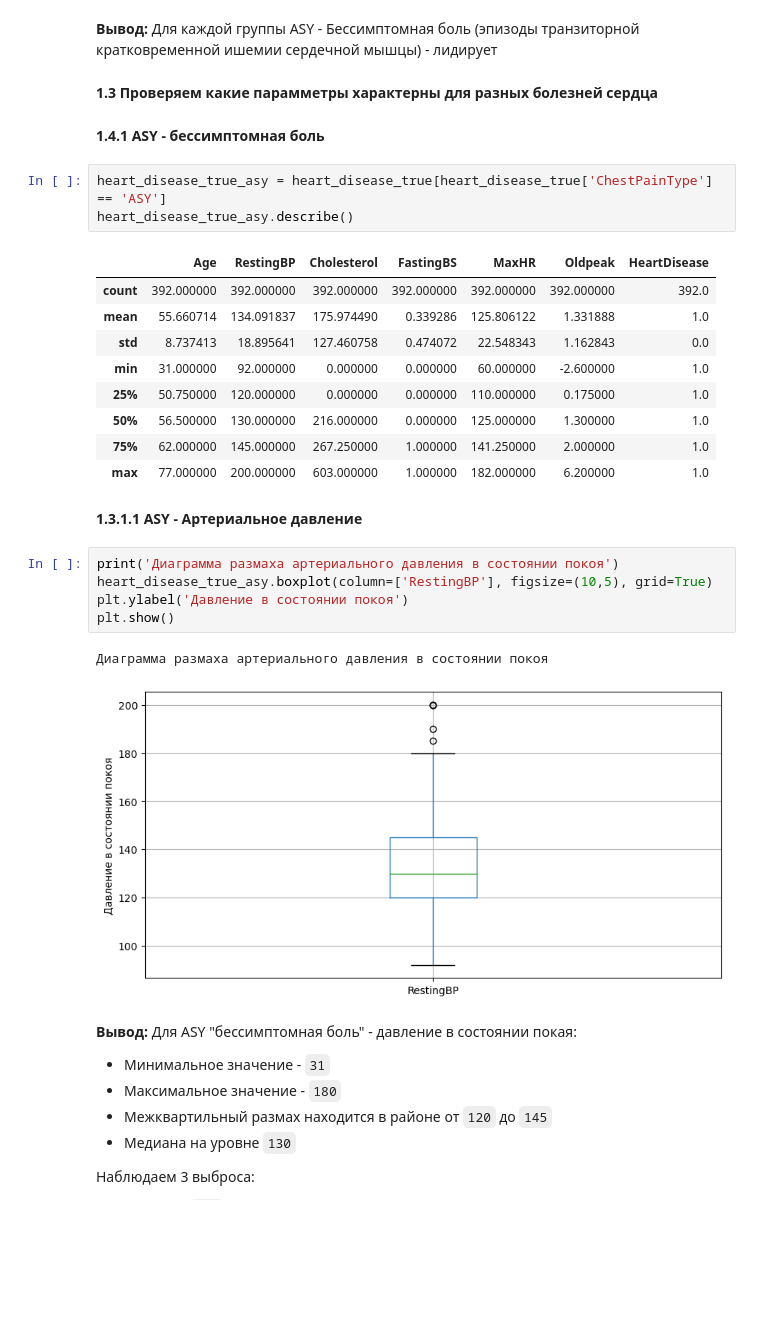
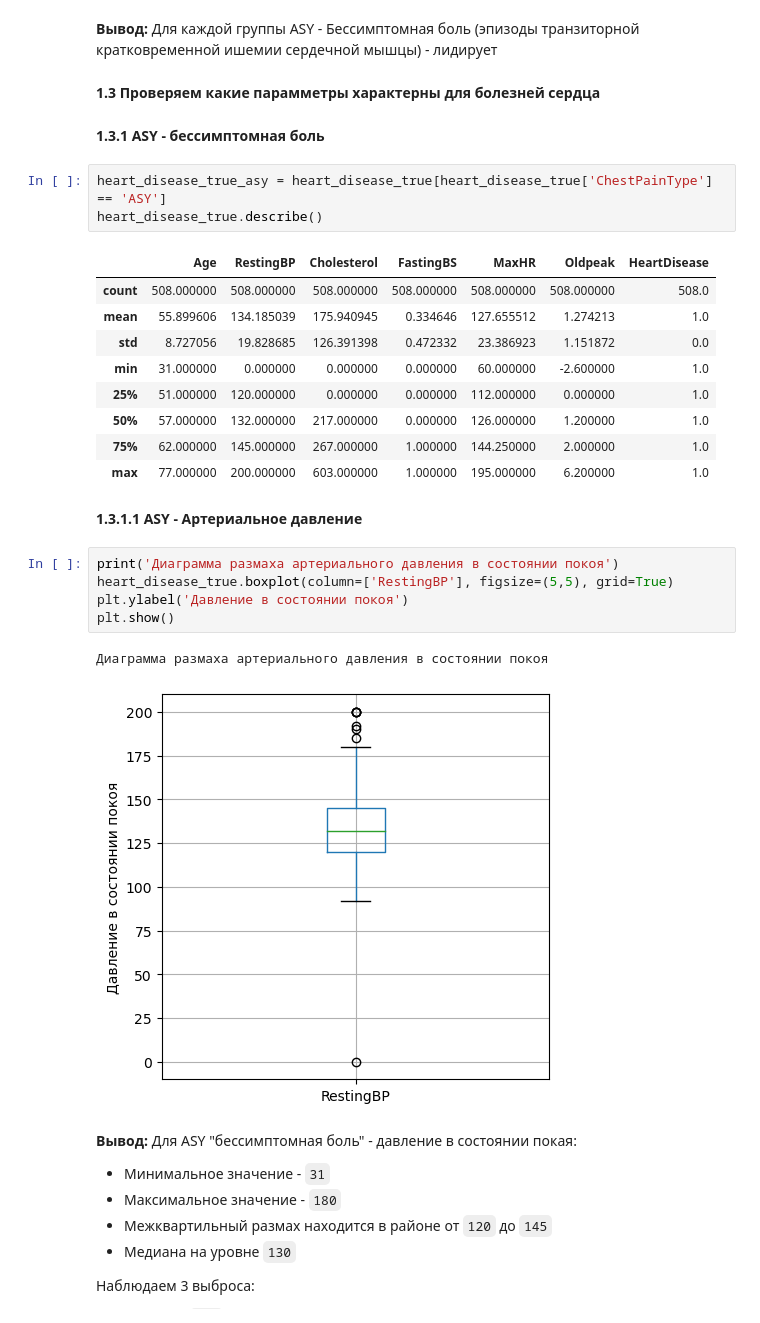
Before and after one commit to DzhafarovSergey/heart_disease_research, a Jupyter notebook: Heart disease research.ipynb, the cells around one changed output. Cells and saved outputs as stored; diff of their text form; blank space fills up the shorter version.

```diff
--- a/Heart disease research.ipynb
+++ b/Heart disease research.ipynb
@@ -234,32 +234,32 @@ for item in heart_disease_true['people_group_age'].unique():
 **Вывод:**
 Для каждой группы ASY - Бессимптомная боль (эпизоды транзиторной кратковременной ишемии сердечной мышцы) - лидирует
 # %% [markdown]
-**1.3 Проверяем какие парамметры характерны для разных болезней сердца**
+**1.3 Проверяем какие парамметры характерны для болезней сердца**
 # %% [markdown]
-**1.4.1 ASY - бессимптомная боль**
+**1.3.1 ASY - бессимптомная боль**
 # %%
 heart_disease_true_asy = heart_disease_true[heart_disease_true['ChestPainType'] == 'ASY']
-heart_disease_true_asy.describe()
+heart_disease_true.describe()
 # %% [output]
 |  | Age | RestingBP | Cholesterol | FastingBS | MaxHR | Oldpeak | HeartDisease |
-| count | 392.000000 | 392.000000 | 392.000000 | 392.000000 | 392.000000 | 392.000000 | 392.0 |
-| mean | 55.660714 | 134.091837 | 175.974490 | 0.339286 | 125.806122 | 1.331888 | 1.0 |
-| std | 8.737413 | 18.895641 | 127.460758 | 0.474072 | 22.548343 | 1.162843 | 0.0 |
-| min | 31.000000 | 92.000000 | 0.000000 | 0.000000 | 60.000000 | -2.600000 | 1.0 |
-| 25% | 50.750000 | 120.000000 | 0.000000 | 0.000000 | 110.000000 | 0.175000 | 1.0 |
-| 50% | 56.500000 | 130.000000 | 216.000000 | 0.000000 | 125.000000 | 1.300000 | 1.0 |
-| 75% | 62.000000 | 145.000000 | 267.250000 | 1.000000 | 141.250000 | 2.000000 | 1.0 |
-| max | 77.000000 | 200.000000 | 603.000000 | 1.000000 | 182.000000 | 6.200000 | 1.0 |
+| count | 508.000000 | 508.000000 | 508.000000 | 508.000000 | 508.000000 | 508.000000 | 508.0 |
+| mean | 55.899606 | 134.185039 | 175.940945 | 0.334646 | 127.655512 | 1.274213 | 1.0 |
+| std | 8.727056 | 19.828685 | 126.391398 | 0.472332 | 23.386923 | 1.151872 | 0.0 |
+| min | 31.000000 | 0.000000 | 0.000000 | 0.000000 | 60.000000 | -2.600000 | 1.0 |
+| 25% | 51.000000 | 120.000000 | 0.000000 | 0.000000 | 112.000000 | 0.000000 | 1.0 |
+| 50% | 57.000000 | 132.000000 | 217.000000 | 0.000000 | 126.000000 | 1.200000 | 1.0 |
+| 75% | 62.000000 | 145.000000 | 267.000000 | 1.000000 | 144.250000 | 2.000000 | 1.0 |
+| max | 77.000000 | 200.000000 | 603.000000 | 1.000000 | 195.000000 | 6.200000 | 1.0 |
 # %% [markdown]
 **1.3.1.1 ASY - Артериальное давление**
 # %%
 print('Диаграмма размаха артериального давления в состоянии покоя')
-heart_disease_true_asy.boxplot(column=['RestingBP'], figsize=(10,5), grid=True)
+heart_disease_true.boxplot(column=['RestingBP'], figsize=(5,5), grid=True)
 plt.ylabel('Давление в состоянии покоя')
 plt.show()
 # %% [output]
 Диаграмма размаха артериального давления в состоянии покоя
-[figure, old version]
+[figure, new version]
 # %% [markdown]
 **Вывод:**
 Для ASY "бессимптомная боль" - давление в состоянии покая:
```
Also changed, not shown: parts of 14 cells of this notebook.
